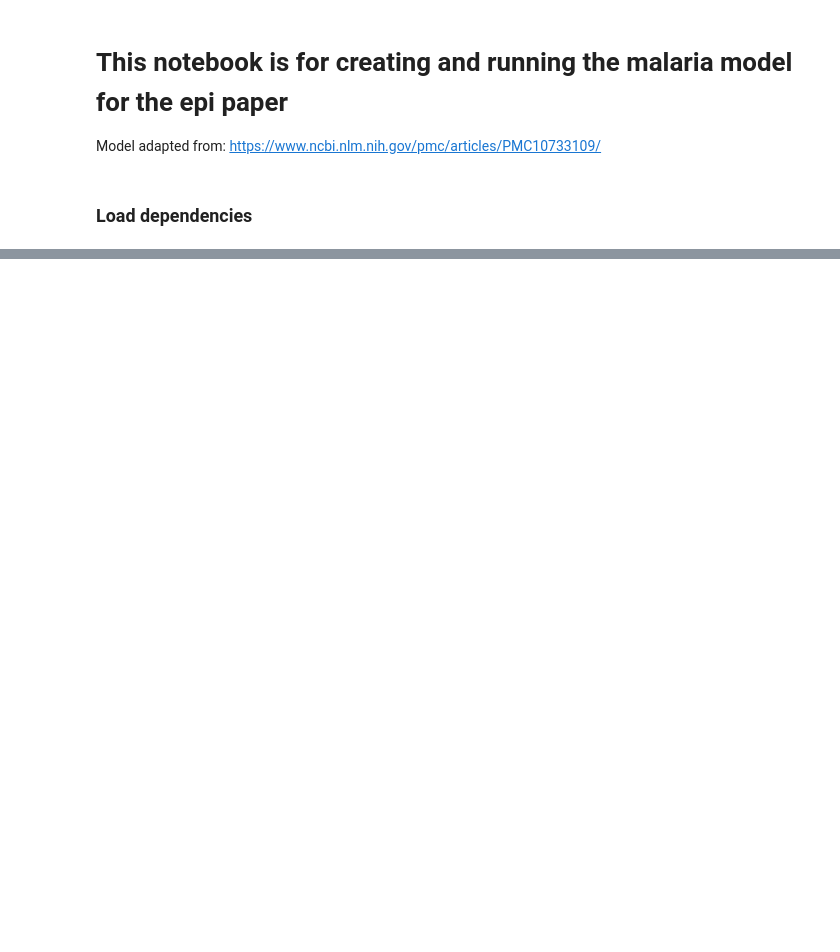
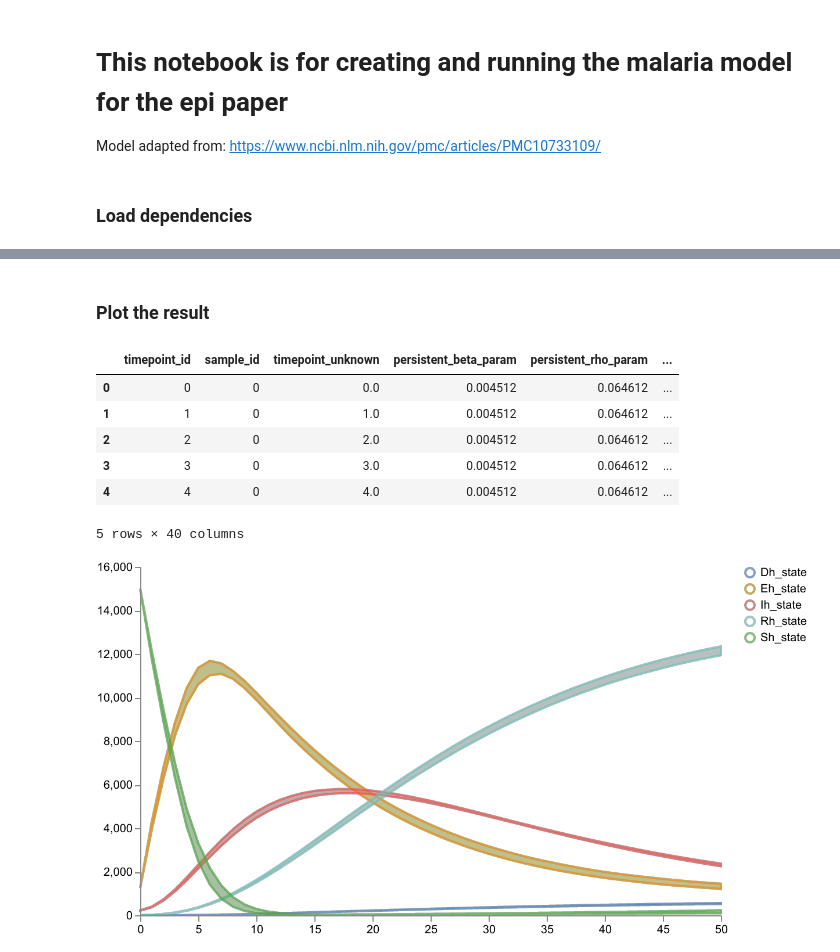
Before and after one commit to sabinala/pyciemss, a Jupyter notebook: docs/source/Malaria-model.ipynb, the cells around one changed output, grey strips where cells are left out. Drawn from its saved outputs; the diff is of its cells as text; code cells hidden in the pictures; blank space fills up the shorter version.

```diff
--- a/docs/source/Malaria-model.ipynb
+++ b/docs/source/Malaria-model.ipynb
@@ -33,0 +459,12 @@ from pyciemss.integration_utils.intervention_builder import (
+# %%
+dataset1 = 'synth_data_gaussian.csv'
+data_mapping = {'Ih_data': 'Ih', 'Dh_data': 'Dh'}
+num_iterations = 100
+
+calibrated_result1 = pyciemss.calibrate(model, dataset1, data_mapping=data_mapping, num_iterations=num_iterations)
+parameter_estimates1 = calibrated_result1["inferred_parameters"]
+
+display(parameter_estimates1())
+
+calibrated_sample_result1 = pyciemss.sample(model, end_time, logging_step_size, num_samples,
+                                            start_time=start_time, inferred_parameters=parameter_estimates1)
@@ -33,0 +485,18 @@ from pyciemss.integration_utils.intervention_builder import (
+# %% [markdown]
+### Plot the result
+# %%
+display(calibrated_sample_result1['data'].head())
+
+# Plot results for human states
+schema = plots.trajectories(calibrated_sample_result1["data"], keep=".*h_state")
+plots.save_schema(schema, "_schema.json")
+plots.ipy_display(schema, dpi=150)
+# %% [output]
+|  | timepoint_id | sample_id | timepoint_unknown | persistent_beta_param | persistent_rho_param | ... |
+| 0 | 0 | 0 | 0.0 | 0.004512 | 0.064612 | ... |
+| 1 | 1 | 0 | 1.0 | 0.004512 | 0.064612 | ... |
+| 2 | 2 | 0 | 2.0 | 0.004512 | 0.064612 | ... |
+| 3 | 3 | 0 | 3.0 | 0.004512 | 0.064612 | ... |
+| 4 | 4 | 0 | 4.0 | 0.004512 | 0.064612 | ... |
+5 rows × 40 columns
+[figure, added]
```
Also changed, not shown: parts of 46 cells of this notebook, 4 other files.
